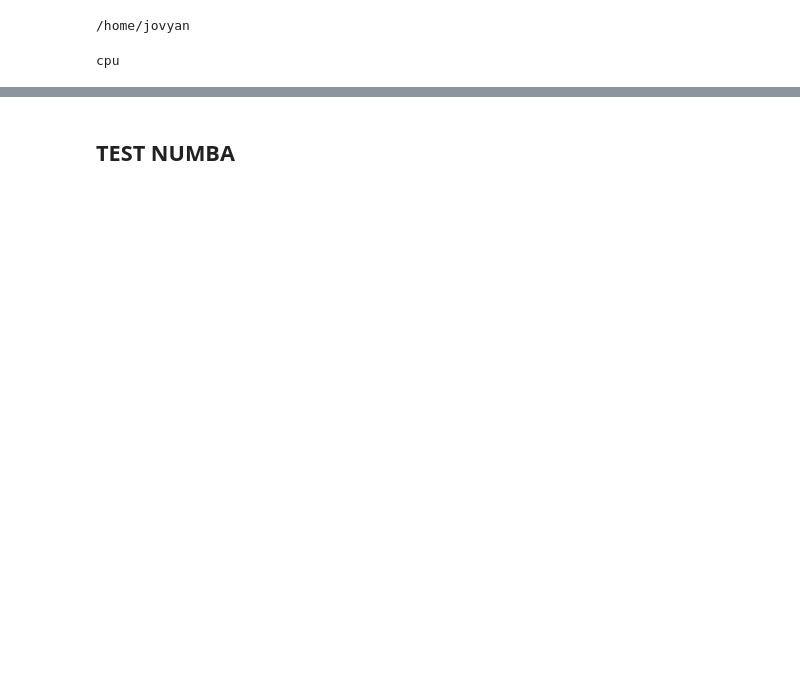
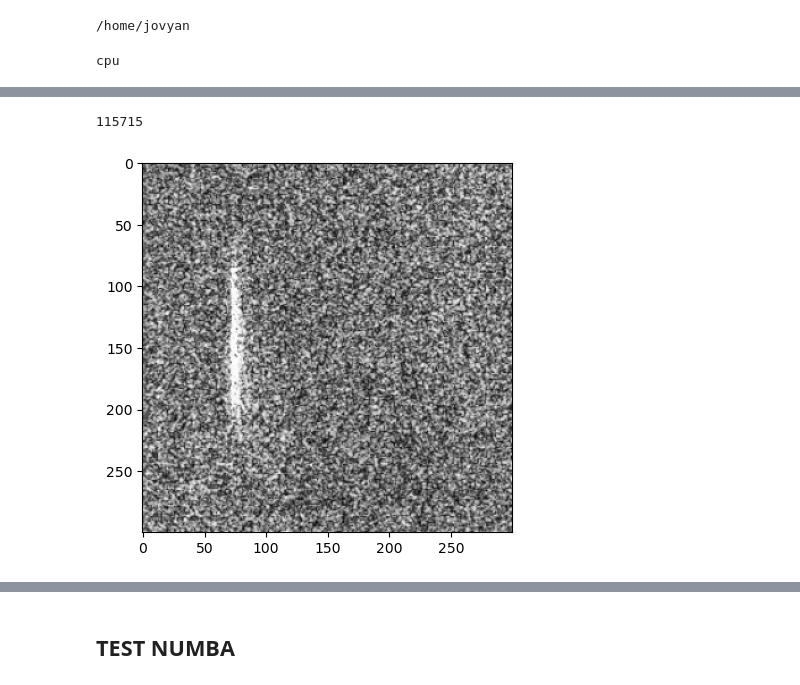
Before and after one commit to nuagetsu/VecRepV3, a Jupyter notebook: evaluation/test_mtree_mstar.ipynb, the cells around one changed output, grey strips where cells are left out. Cells and saved outputs as stored; diff of their text form; code cells hidden in the pictures; blank space fills up the shorter version.

```diff
--- a/evaluation/test_mtree_mstar.ipynb
+++ b/evaluation/test_mtree_mstar.ipynb
@@ -293,3 +336,21 @@ KeyError: 'Padded_imgs\\ZSU_23_4'
+# %%
+data = get_data_SARDet_100k(300)
+print(len(data))
+sample_indices = random.sample(range(len(data)), 100)
+sampled_test_data = Subset(data, sample_indices)
+
+testSample = [item[0] for item in sampled_test_data]
+classes = [item[1] for item in sampled_test_data]
+# %% [output]
+115715
+# %%
+index1 = np.random.randint(len(testSample))
+#index2 = np.random.randint(len(testSample))
+#input2=input_dataset[index2][0].squeeze().to('cpu')
+plt.imshow(testSample[index1], cmap='grey')
+plt.show()
+# %% [output]
+[figure, added]
 # %%
 
 k=7
```
Also changed, not shown: parts of 16 cells of this notebook, 2 other files.
